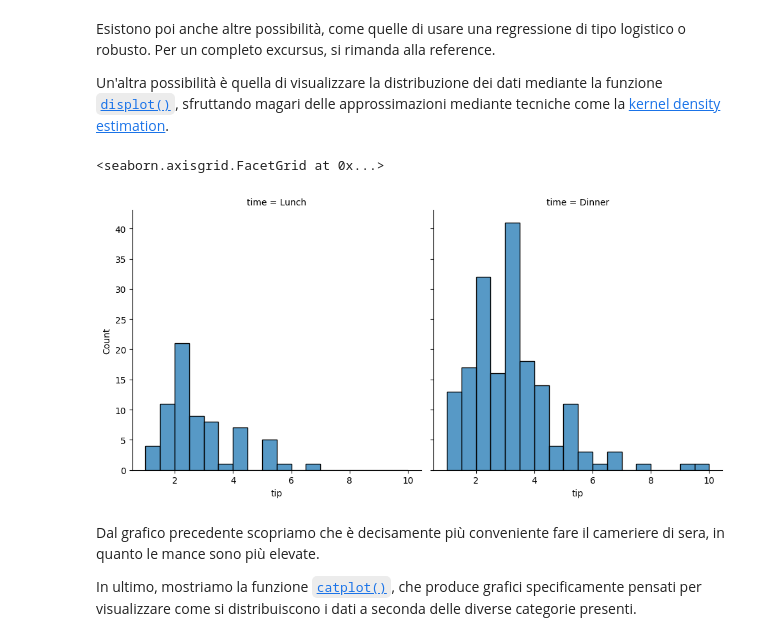
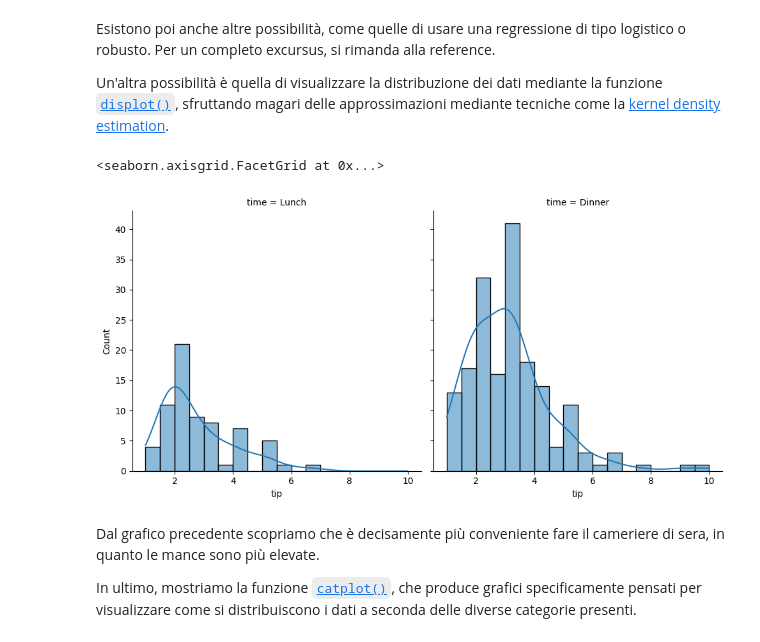
Before and after one commit to anhelus/pcs-exercises, a Jupyter notebook: 01_libs/05_seaborn.ipynb, the cells around one changed output. Saved outputs shown, nothing was run; the diff lists cells and outputs as text; code cells hidden in the pictures.

```diff
--- a/01_libs/05_seaborn.ipynb
+++ b/01_libs/05_seaborn.ipynb
@@ -103,12 +102,14 @@ Un'altra possibilità è quella di visualizzare la distribuzione dei dati median
 # %%
 sns.displot(
     data=tips,
     x='tip',
     col='time',
-    kde=False)
+    kde=True)
+
+plt.show()
 # %% [output]
 <seaborn.axisgrid.FacetGrid at 0x...>
-[figure, old version]
+[figure, new version]
 # %% [markdown]
 Dal grafico precedente scopriamo che è decisamente più conveniente fare il cameriere di sera, in quanto le mance sono più elevate.
 
```
Also changed, not shown: parts of 17 cells of this notebook, 7 other files.
